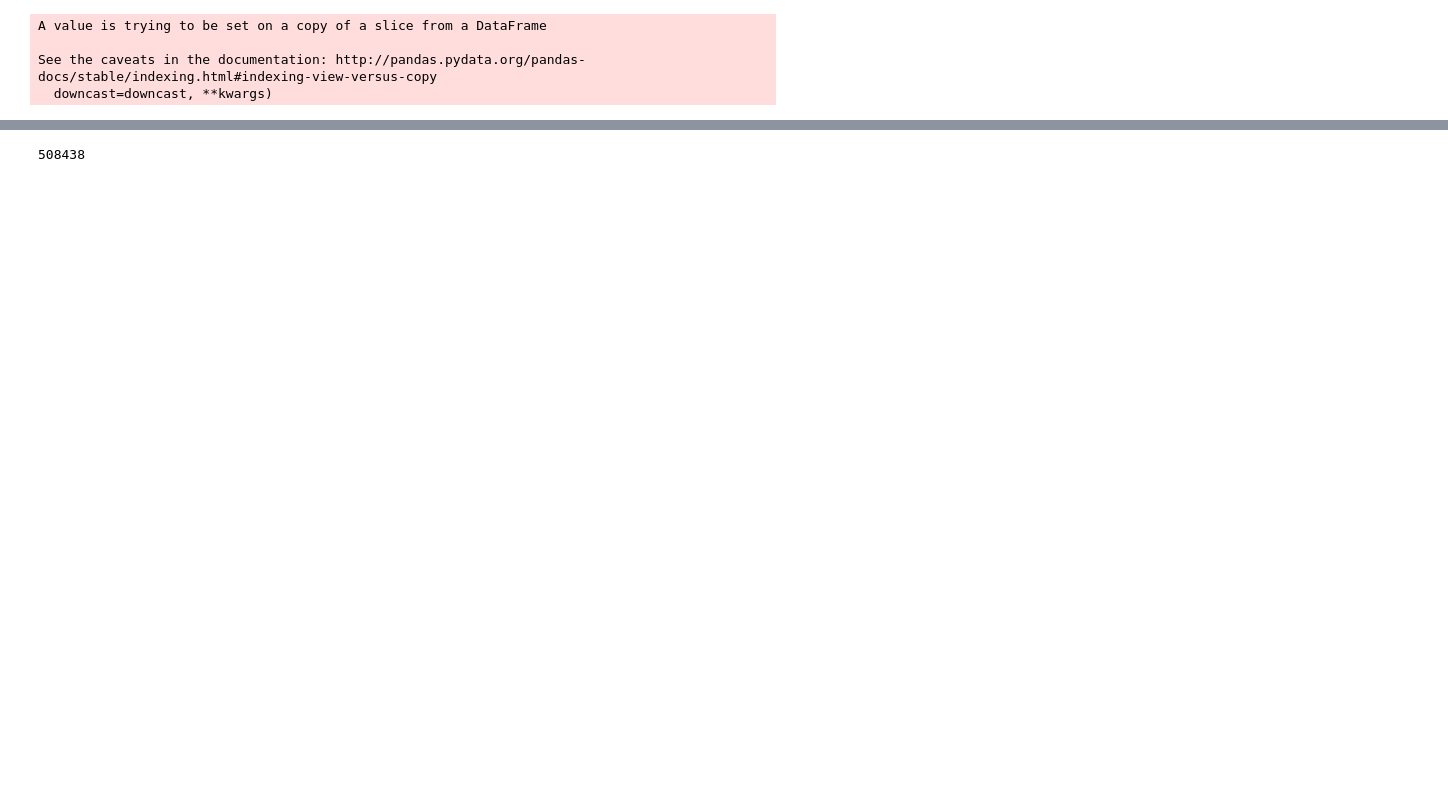
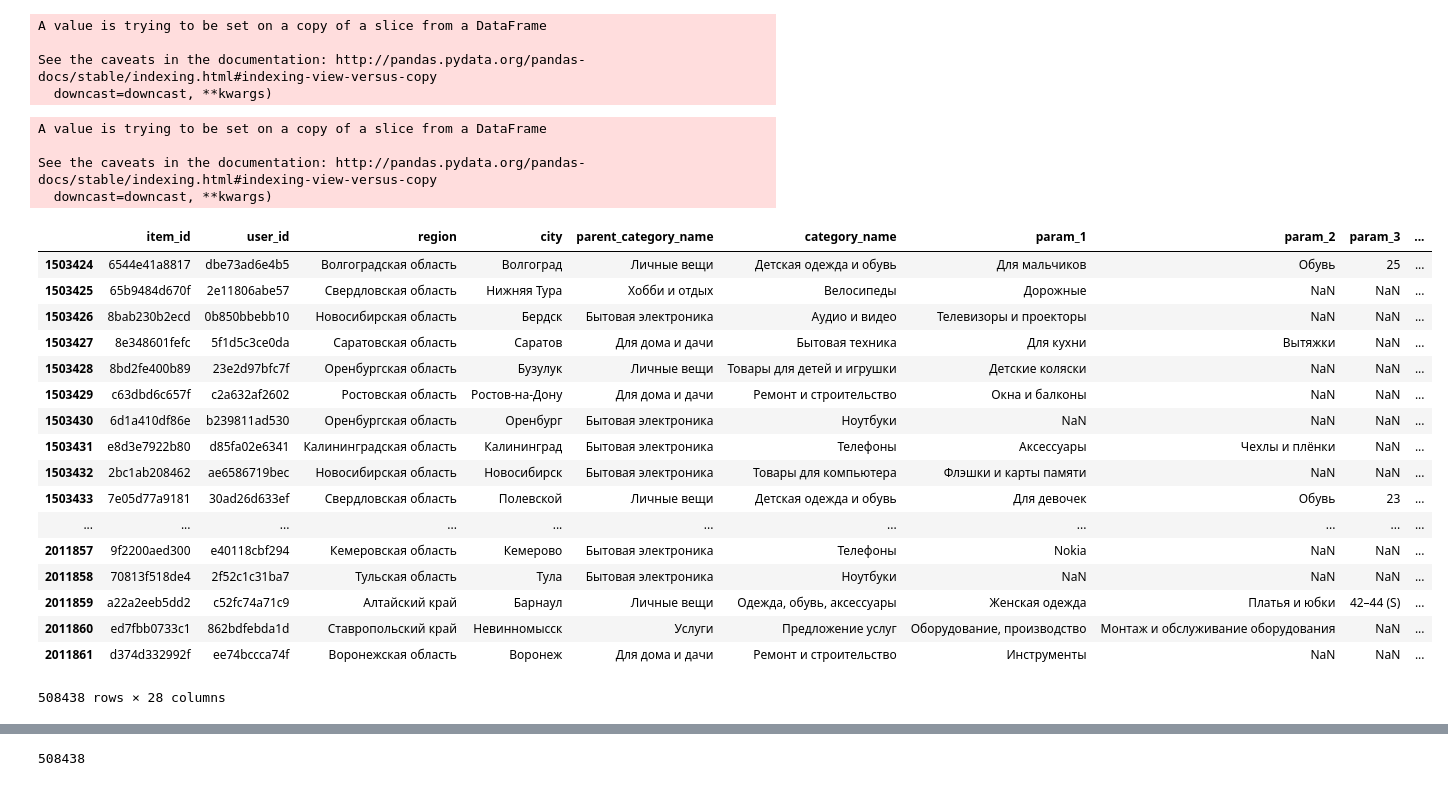
Before and after one commit to pkgandhi/Avito, a Jupyter notebook: Modeling.ipynb, the cells around one changed output, grey strips where cells are left out. Drawn from its saved outputs; the diff is of its cells as text; code cells hidden in the pictures; blank space fills up the shorter version.

Commit message:
LE on train+test dataset

```diff
--- a/Modeling.ipynb
+++ b/Modeling.ipynb
@@ -37,6 +41,13 @@ def label_encoding(train_data, categorical_feature_names):
 
     train_cat_data_df = pd.DataFrame(train_data_array, columns=categorical_feature_names)
     return train_cat_data_df[categorical_feature_names]
+# %%
+total_df[['en_param1','en_param2','en_param3']].fillna('Missing', inplace=True)
+# %% [output]
+A value is trying to be set on a copy of a slice from a DataFrame
+
+See the caveats in the documentation: http://pandas.pydata.org/pandas-docs/stable/indexing.html#indexing-view-versus-copy
+  downcast=downcast, **kwargs)
 # %%
 train_df[['en_param1','en_param2','en_param3']].fillna('Missing', inplace=True)
 test_df[['en_param1','en_param2','en_param3']].fillna('Missing', inplace=True)
@@ -45,6 +56,10 @@ A value is trying to be set on a copy of a slice from a DataFrame
 
 See the caveats in the documentation: http://pandas.pydata.org/pandas-docs/stable/indexing.html#indexing-view-versus-copy
   downcast=downcast, **kwargs)
+# %%
+total_df['en_param1'] = total_df['en_param1'].map(str)
+total_df['en_param2'] = total_df['en_param2'].map(str)
+total_df['en_param3'] = total_df['en_param3'].map(str)
 # %%
 train_df['en_param1'] = train_df['en_param1'].map(str)
 train_df['en_param2'] = train_df['en_param2'].map(str)
@@ -53,9 +68,16 @@ train_df['en_param3'] = train_df['en_param3'].map(str)
 test_df['en_param1'] = test_df['en_param1'].map(str)
 test_df['en_param2'] = test_df['en_param2'].map(str)
 test_df['en_param3'] = test_df['en_param3'].map(str)
+# %%
+Catg_Var_LE = label_encoding(total_df, cat_vars)
 # %%
 Catg_Var_LE_train = label_encoding(train_df,cat_vars)
 Catg_Var_LE_test = label_encoding(test_df,cat_vars)
+# %%
+# Dropping the rows on which One-Hot Encoding has been performed
+total_df = total_df.drop(Catg_Var_LE.columns, axis=1)
+# Concating the rows converted using One-Hot Encoding to other columns:
+total_df = pd.concat([total_df,Catg_Var_LE], axis=1)
 # %%
 # Dropping the rows on which One-Hot Encoding has been performed
 train_df = train_df.drop(Catg_Var_LE_train.columns, axis=1)
@@ -69,3 +94,24 @@ test_df = pd.concat([test_df,Catg_Var_LE_test], axis=1)
+# %%
+total_df[total_df['set'] == 'test']
+# %% [output]
+|  | item_id | user_id | region | city | parent_category_name | category_name | param_1 | param_2 | param_3 | ... |
+| 1503424 | 6544e41a8817 | dbe73ad6e4b5 | Волгоградская область | Волгоград | Личные вещи | Детская одежда и обувь | Для мальчиков | Обувь | 25 | ... |
+| 1503425 | 65b9484d670f | 2e11806abe57 | Свердловская область | Нижняя Тура | Хобби и отдых | Велосипеды | Дорожные | NaN | NaN | ... |
+| 1503426 | 8bab230b2ecd | 0b850bbebb10 | Новосибирская область | Бердск | Бытовая электроника | Аудио и видео | Телевизоры и проекторы | NaN | NaN | ... |
+| 1503427 | 8e348601fefc | 5f1d5c3ce0da | Саратовская область | Саратов | Для дома и дачи | Бытовая техника | Для кухни | Вытяжки | NaN | ... |
+| 1503428 | 8bd2fe400b89 | 23e2d97bfc7f | Оренбургская область | Бузулук | Личные вещи | Товары для детей и игрушки | Детские коляски | NaN | NaN | ... |
+| 1503429 | c63dbd6c657f | c2a632af2602 | Ростовская область | Ростов-на-Дону | Для дома и дачи | Ремонт и строительство | Окна и балконы | NaN | NaN | ... |
+| 1503430 | 6d1a410df86e | b239811ad530 | Оренбургская область | Оренбург | Бытовая электроника | Ноутбуки | NaN | NaN | NaN | ... |
+| 1503431 | e8d3e7922b80 | d85fa02e6341 | Калининградская область | Калининград | Бытовая электроника | Телефоны | Аксессуары | Чехлы и плёнки | NaN | ... |
+| 1503432 | 2bc1ab208462 | ae6586719bec | Новосибирская область | Новосибирск | Бытовая электроника | Товары для компьютера | Флэшки и карты памяти | NaN | NaN | ... |
+| 1503433 | 7e05d77a9181 | 30ad26d633ef | Свердловская область | Полевской | Личные вещи | Детская одежда и обувь | Для девочек | Обувь | 23 | ... |
+| ... | ... | ... | ... | ... | ... | ... | ... | ... | ... | ... |
+| 2011857 | 9f2200aed300 | e40118cbf294 | Кемеровская область | Кемерово | Бытовая электроника | Телефоны | Nokia | NaN | NaN | ... |
+| 2011858 | 70813f518de4 | 2f52c1c31ba7 | Тульская область | Тула | Бытовая электроника | Ноутбуки | NaN | NaN | NaN | ... |
+| 2011859 | a22a2eeb5dd2 | c52fc74a71c9 | Алтайский край | Барнаул | Личные вещи | Одежда, обувь, аксессуары | Женская одежда | Платья и юбки | 42–44 (S) | ... |
+| 2011860 | ed7fbb0733c1 | 862bdfebda1d | Ставропольский край | Невинномысск | Услуги | Предложение услуг | Оборудование, производство | Монтаж и обслуживание оборудования | NaN | ... |
+| 2011861 | d374d332992f | ee74bccca74f | Воронежская область | Воронеж | Для дома и дачи | Ремонт и строительство | Инструменты | NaN | NaN | ... |
+508438 rows × 28 columns
 # %%
 target = 'deal_probability'
 predictors = ['dow', 'en_region', 'en_city',
```
Also changed, not shown: parts of 8 cells of this notebook.
